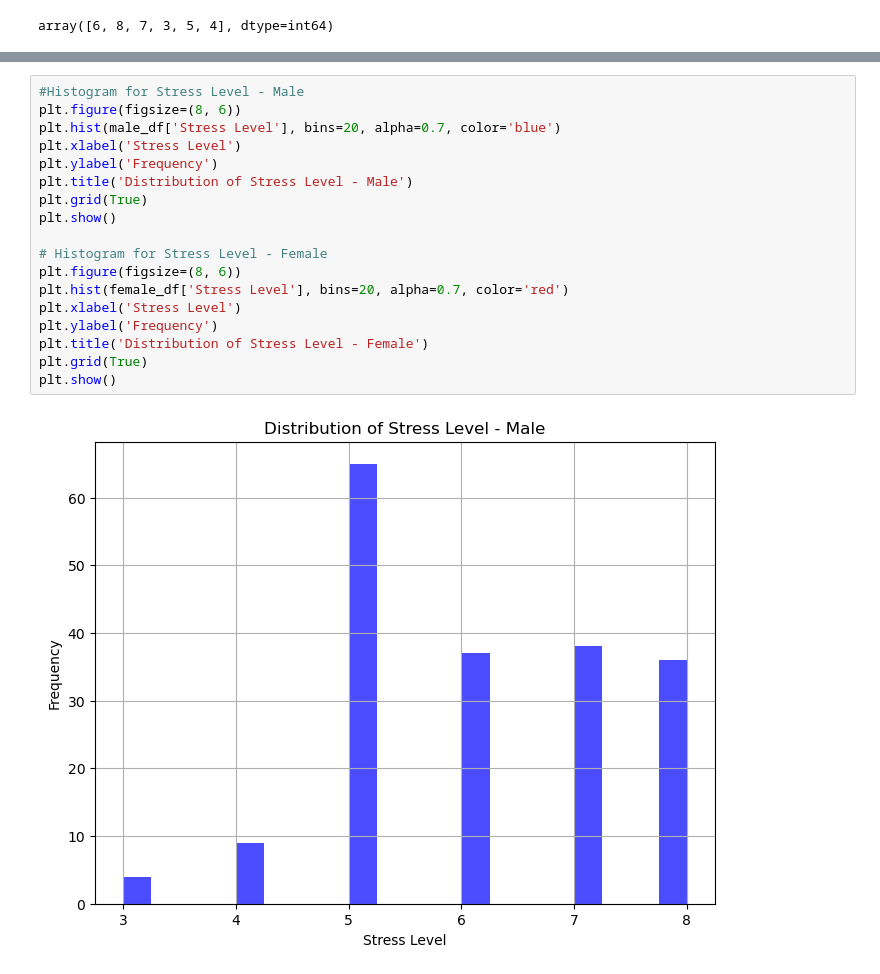
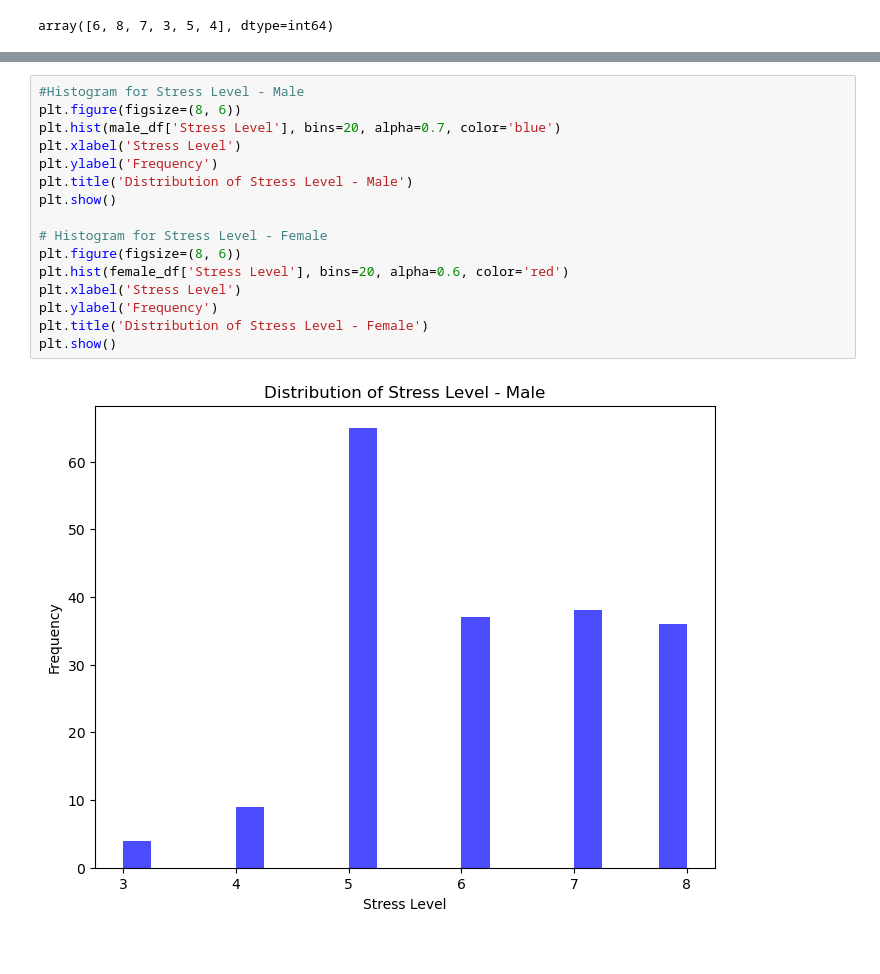
Before and after one commit to rfe123/umn_data_project_001, a Jupyter notebook: src/sleep.ipynb, the cells around one changed output, grey strips where cells are left out. Drawn from its saved outputs; the diff is of its cells as text.

Commit message:
save images

```diff
--- a/src/sleep.ipynb
+++ b/src/sleep.ipynb
@@ -133,20 +173,18 @@ plt.show()
 # %%
 #Histogram for Stress Level - Male
 plt.figure(figsize=(8, 6))
 plt.hist(male_df['Stress Level'], bins=20, alpha=0.7, color='blue')
 plt.xlabel('Stress Level')
 plt.ylabel('Frequency')
 plt.title('Distribution of Stress Level - Male')
-plt.grid(True)
 plt.show()
 
 # Histogram for Stress Level - Female
 plt.figure(figsize=(8, 6))
-plt.hist(female_df['Stress Level'], bins=20, alpha=0.7, color='red')
+plt.hist(female_df['Stress Level'], bins=20, alpha=0.6, color='red')
 plt.xlabel('Stress Level')
 plt.ylabel('Frequency')
 plt.title('Distribution of Stress Level - Female')
-plt.grid(True)
 plt.show()
 # %% [output]
-[figure, old version]
+[figure, new version]
```
Also changed, not shown: parts of 15 cells of this notebook, 5 other files.
